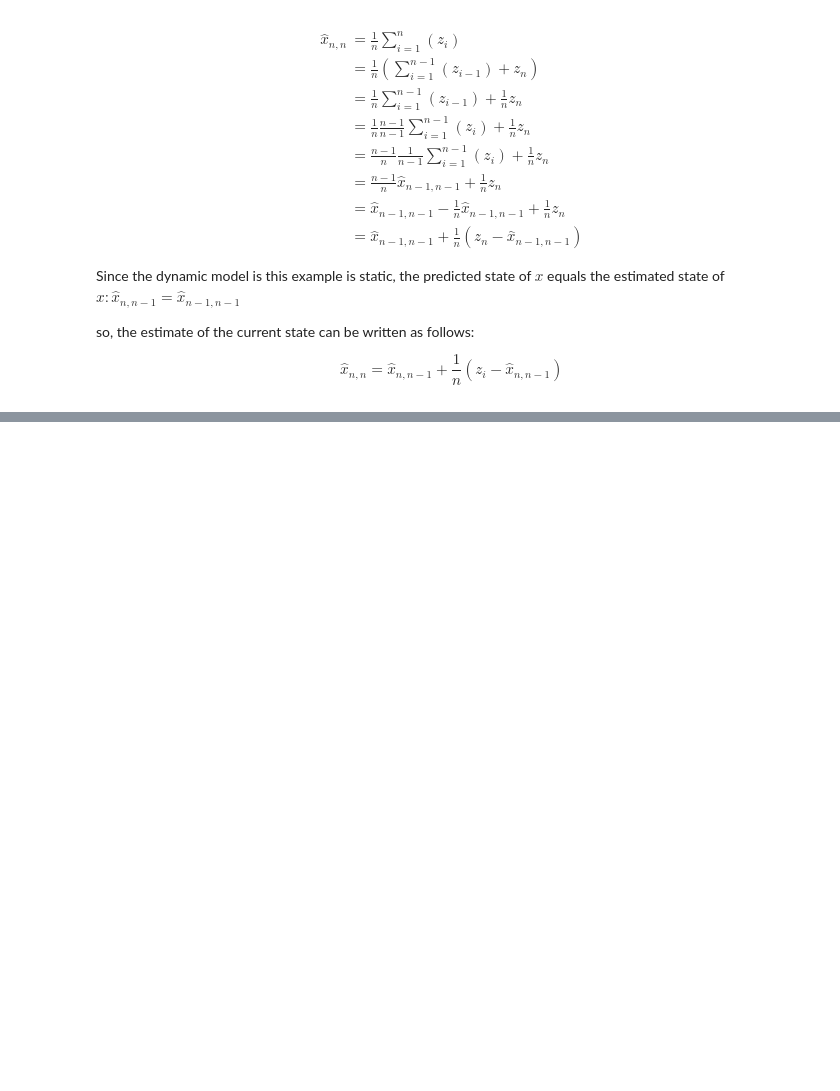
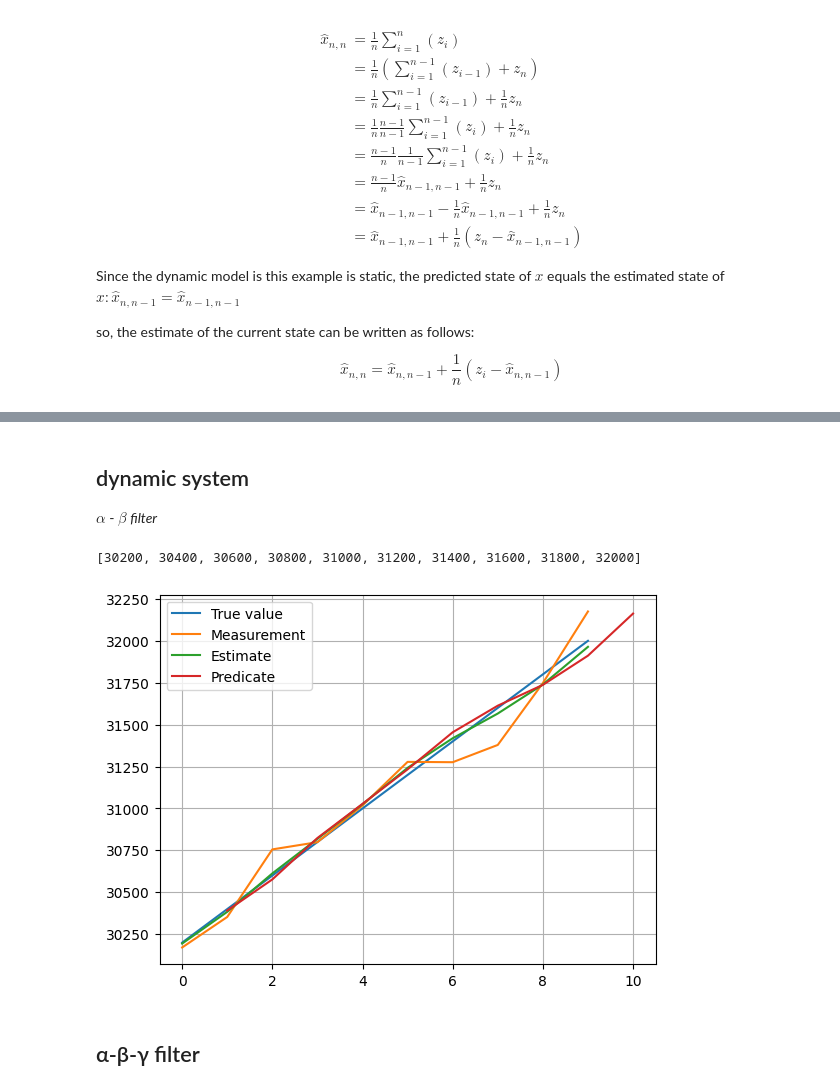
Before and after one commit to Ccccraz/kalmanFilter, a Jupyter notebook: pythonImplement/α_β_γ_filter.ipynb, the cells around one changed output, grey strips where cells are left out. Saved outputs shown, nothing was run; the diff lists cells and outputs as text; code cells hidden in the pictures; blank space fills up the shorter version.

```diff
--- a/pythonImplement/α_β_γ_filter.ipynb
+++ b/pythonImplement/α_β_γ_filter.ipynb
@@ -33,0 +88,7 @@ $$
+# %% [markdown]
+## dynamic system
+
+$\alpha$ - $\beta$ *filter*
+# %%
+ALPHA = 0.2
+BETA = 0.1
@@ -33,0 +150,29 @@ $$
+# %%
+true_position = [30200 + 200 * x for x in range(10)]
+true_position
+# %% [output]
+[30200, 30400, 30600, 30800, 31000, 31200, 31400, 31600, 31800, 32000]
+# %%
+fig = plt.figure()
+ax = fig.add_subplot()
+ax.plot(alpha_beta_example_sample_times, true_position, label="True value")
+ax.plot(alpha_beta_example_sample_times, alpha_beta_example_data, label="Measurement")
+ax.plot(
+    alpha_beta_example_sample_times,
+    alpha_beta_example_estimate_position,
+    label="Estimate",
+)
+ax.plot(
+    [x + 1 for x in alpha_beta_example_sample_times],
+    alpha_beta_example_predicate_position,
+    label="Predicate",
+)
+
+ax.legend()
+ax.grid()
+
+plt.show()
+# %% [output]
+[figure, added]
+# %% [markdown]
+## α-β-γ filter
```
Also changed, not shown: parts of 11 cells of this notebook.
